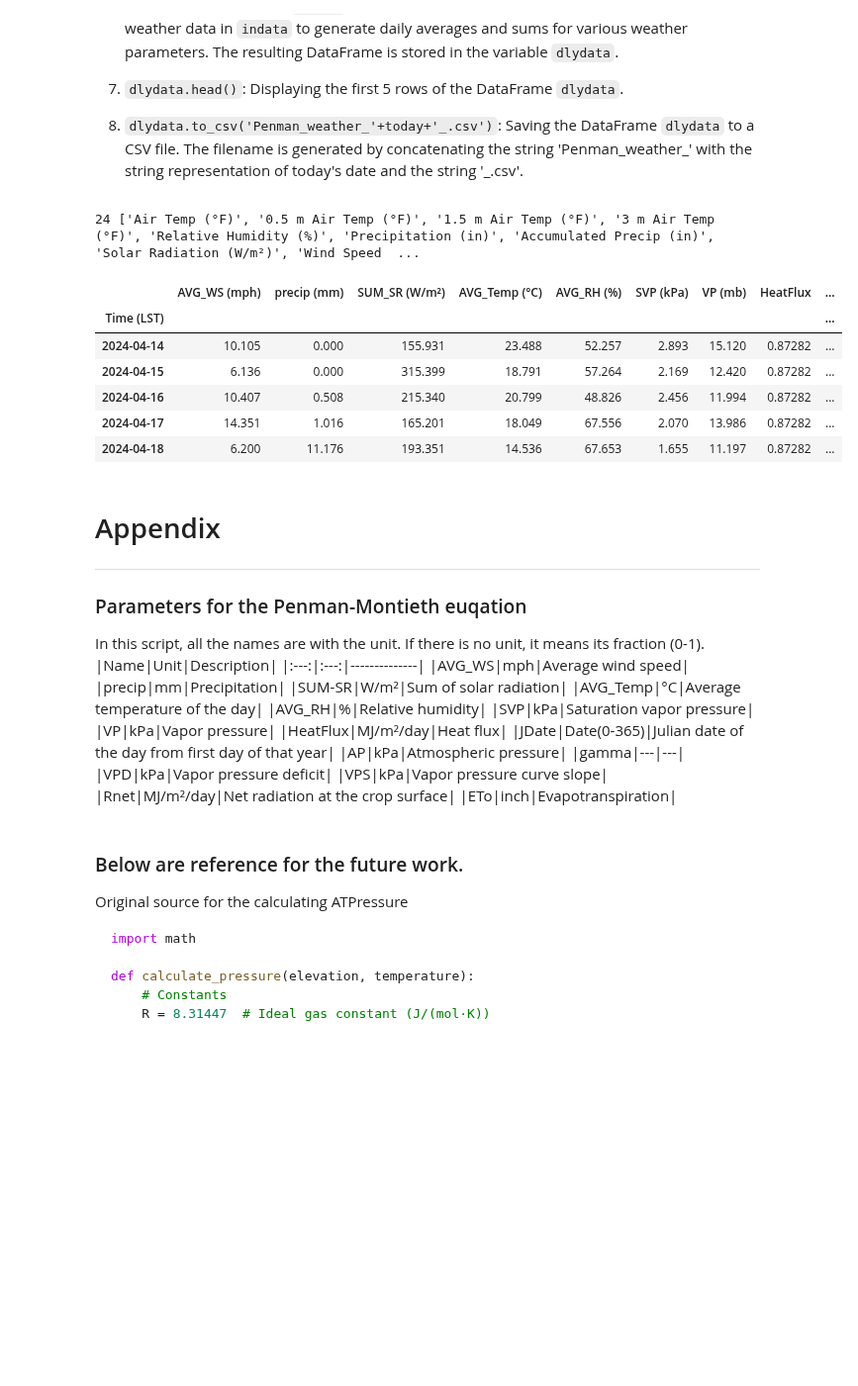
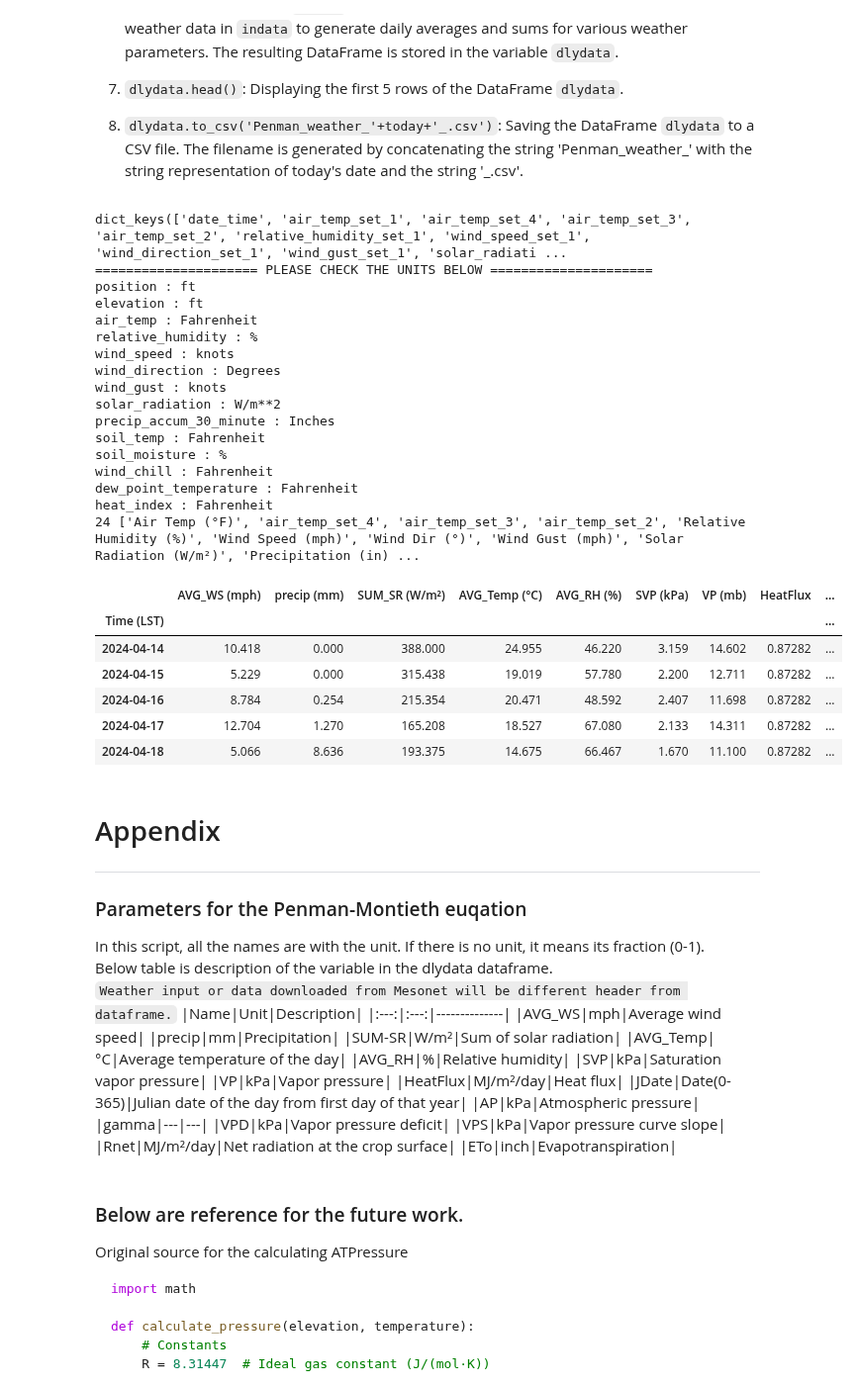
Before and after one commit to dsyang1024/SoilMoisture_analysis, a Jupyter notebook: Weather_for_Penman/hly2dly_weather_gen.ipynb, the cells around one changed output. Shown at 99% size. Cells and saved outputs as stored; diff of their text form; code cells hidden in the pictures; blank space fills up the shorter version.

Commit message:
Penman_montieth update
script has been updated with mesonet api

````diff
--- a/Weather_for_Penman/hly2dly_weather_gen.ipynb
+++ b/Weather_for_Penman/hly2dly_weather_gen.ipynb
@@ -100,18 +155,3 @@ The function performs the following steps:
 - Sets the 'Time (LST)' column as the index of the DataFrame.
 - Prints the number and names of the columns in the DataFrame.
 ```
-# %%
-# only for reading the data as dataframe
-
-def read_hly(file):
-    indata = pd.read_csv(file, encoding='utf-16', sep='\t', header=1, skipfooter=1, parse_dates=[0], thousands=',',engine='python')
-    indata = indata.drop(indata.columns[[-1, -2]],axis = 1)
-    indata = indata.sort_values(by=['Time (LST)'])
-    indata = indata.interpolate(method='linear', limit_direction='forward', axis=0)
-    indata = indata.set_index('Time (LST)')
-
-
-    headlist = indata.columns.values.tolist()
-    print(len(headlist), headlist)
-
-    return indata
@@ -442,39 +529,60 @@ This Python script is performing the following steps:
 # %%
 
 #* Main Code Block
-indata = read_hly('Table (5-min).csv')
-
+# indata = read_hly('Table (5-min).csv')
+filename = "./00_Weather_"+today+".csv"
+get_weather(filename)
+indata = read_hly(filename)
 
 #! aggregate the data to daily
 dlydata = hly2dly(indata)
 #! get heatflux
 dlydata = get_heatflux(dlydata)
 # ! run the penman monteith model
 dlydata = PET_Penman (dlydata)
 
 
 # get weeks past emergence
 dlydata = get_weeks_past_emergence(dlydata)
 
 # save the data
-dlydata.to_csv('Penman_weather_'+today+'_.csv')
+outfilename = '01_Penman_weather_'+today+'_.csv'
+dlydata.to_csv(outfilename)
 
 dlydata.head()
 # %% [output]
-24 ['Air Temp (°F)', '0.5 m Air Temp (°F)', '1.5 m Air Temp (°F)', '3 m Air Temp (°F)', 'Relative Humidity (%)', 'Precipitation (in)', 'Accumulated Precip (in)', 'Solar Radiation (W/m²)', 'Wind Speed  ...
+dict_keys(['date_time', 'air_temp_set_1', 'air_temp_set_4', 'air_temp_set_3', 'air_temp_set_2', 'relative_humidity_set_1', 'wind_speed_set_1', 'wind_direction_set_1', 'wind_gust_set_1', 'solar_radiati ...
+===================== PLEASE CHECK THE UNITS BELOW =====================
+position : ft
+elevation : ft
+air_temp : Fahrenheit
+relative_humidity : %
+wind_speed : knots
+wind_direction : Degrees
+wind_gust : knots
+solar_radiation : W/m**2
+precip_accum_30_minute : Inches
+soil_temp : Fahrenheit
+soil_moisture : %
+wind_chill : Fahrenheit
+dew_point_temperature : Fahrenheit
+heat_index : Fahrenheit
+24 ['Air Temp (°F)', 'air_temp_set_4', 'air_temp_set_3', 'air_temp_set_2', 'Relative Humidity (%)', 'Wind Speed (mph)', 'Wind Dir (°)', 'Wind Gust (mph)', 'Solar Radiation (W/m²)', 'Precipitation (in) ...
 |  | AVG_WS (mph) | precip (mm) | SUM_SR (W/m²) | AVG_Temp (°C) | AVG_RH (%) | SVP (kPa) | VP (mb) | HeatFlux | ... |
 | Time (LST) |  |  |  |  |  |  |  |  | ... |
-| 2024-04-14 | 10.105 | 0.000 | 155.931 | 23.488 | 52.257 | 2.893 | 15.120 | 0.87282 | ... |
-| 2024-04-15 | 6.136 | 0.000 | 315.399 | 18.791 | 57.264 | 2.169 | 12.420 | 0.87282 | ... |
-| 2024-04-16 | 10.407 | 0.508 | 215.340 | 20.799 | 48.826 | 2.456 | 11.994 | 0.87282 | ... |
-| 2024-04-17 | 14.351 | 1.016 | 165.201 | 18.049 | 67.556 | 2.070 | 13.986 | 0.87282 | ... |
-| 2024-04-18 | 6.200 | 11.176 | 193.351 | 14.536 | 67.653 | 1.655 | 11.197 | 0.87282 | ... |
+| 2024-04-14 | 10.418 | 0.000 | 388.000 | 24.955 | 46.220 | 3.159 | 14.602 | 0.87282 | ... |
+| 2024-04-15 | 5.229 | 0.000 | 315.438 | 19.019 | 57.780 | 2.200 | 12.711 | 0.87282 | ... |
+| 2024-04-16 | 8.784 | 0.254 | 215.354 | 20.471 | 48.592 | 2.407 | 11.698 | 0.87282 | ... |
+| 2024-04-17 | 12.704 | 1.270 | 165.208 | 18.527 | 67.080 | 2.133 | 14.311 | 0.87282 | ... |
+| 2024-04-18 | 5.066 | 8.636 | 193.375 | 14.675 | 66.467 | 1.670 | 11.100 | 0.87282 | ... |
 # %% [markdown]
 # Appendix
 ***
 ### Parameters for the Penman-Montieth euqation
 
-In this script, all the names are with the unit. If there is no unit, it means its fraction (0-1).
+In this script, all the names are with the unit. If there is no unit, it means its fraction (0-1).\
+Below table is description of the variable in the dlydata dataframe.\
+`Weather input or data downloaded from Mesonet will be different header from dataframe.`
 |Name|Unit|Description|
 |:---:|:---:|--------------|
 |AVG_WS|mph|Average wind speed|
````
Also changed, not shown: parts of 5 cells of this notebook, 4 other files.
